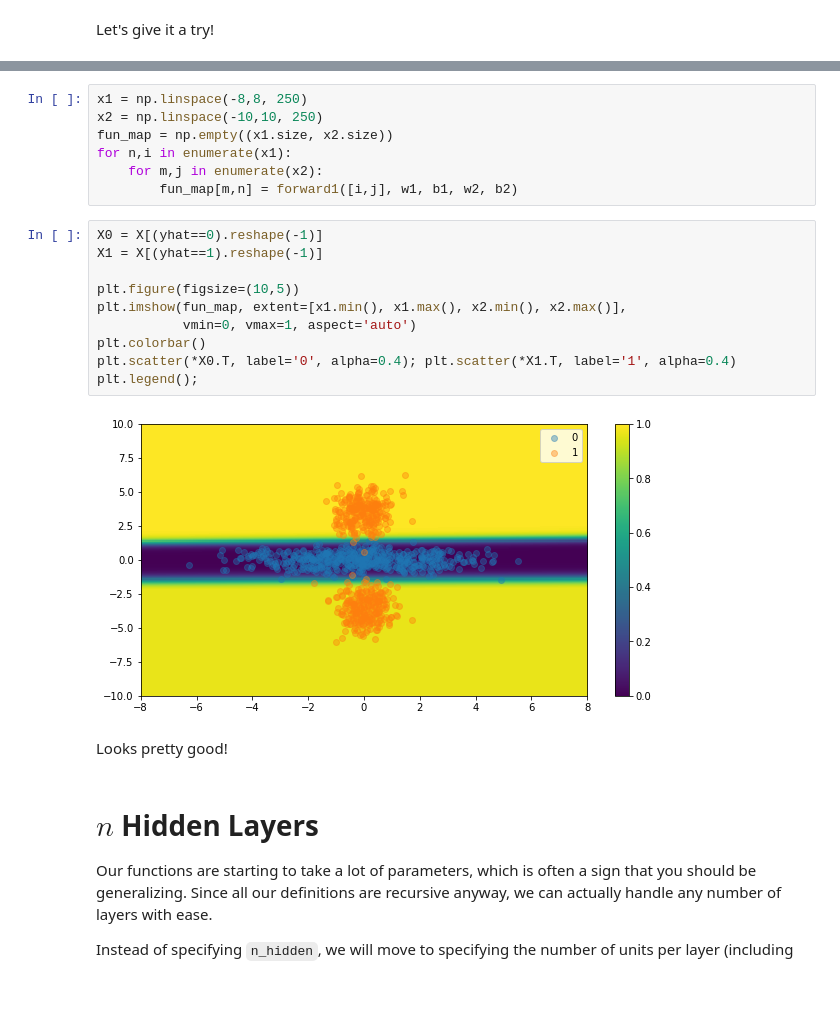
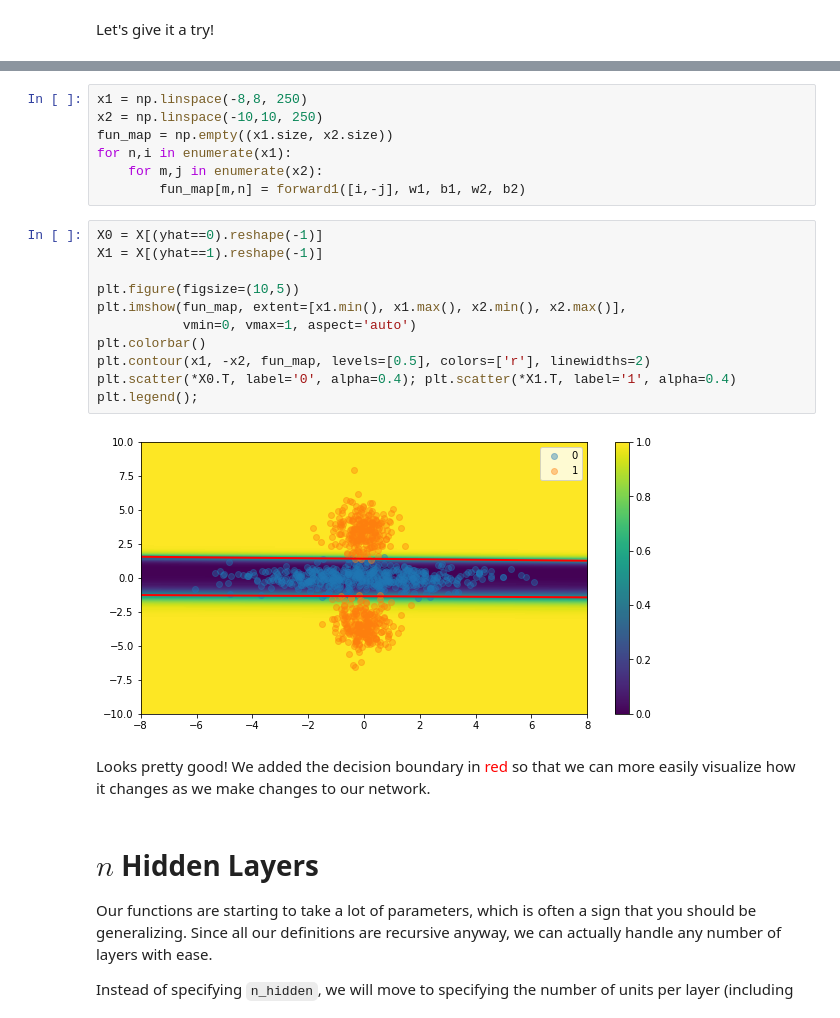
Before and after one commit to JohnPaton/numpy-neural-networks, a Jupyter notebook: 02-multi-layer-perceptron.ipynb, the cells around one changed output, grey strips where cells are left out. Saved outputs shown, nothing was run; the diff lists cells and outputs as text; blank space fills up the shorter version.

```diff
--- a/02-multi-layer-perceptron.ipynb
+++ b/02-multi-layer-perceptron.ipynb
@@ -268,21 +268,22 @@ x2 = np.linspace(-10,10, 250)
 fun_map = np.empty((x1.size, x2.size))
 for n,i in enumerate(x1):
     for m,j in enumerate(x2):
-        fun_map[m,n] = forward1([i,j], w1, b1, w2, b2)
+        fun_map[m,n] = forward1([i,-j], w1, b1, w2, b2)
 # %%
 X0 = X[(yhat==0).reshape(-1)]
 X1 = X[(yhat==1).reshape(-1)]
 
 plt.figure(figsize=(10,5))
 plt.imshow(fun_map, extent=[x1.min(), x1.max(), x2.min(), x2.max()],
            vmin=0, vmax=1, aspect='auto')
 plt.colorbar()
+plt.contour(x1, -x2, fun_map, levels=[0.5], colors=['r'], linewidths=2)
 plt.scatter(*X0.T, label='0', alpha=0.4); plt.scatter(*X1.T, label='1', alpha=0.4)
 plt.legend();
 # %% [output]
-[figure, old version]
+[figure, new version]
-# %% [markdown]
-Looks pretty good!
+# %% [markdown]
+Looks pretty good! We added the decision boundary in <span style="color:red;">red</span> so that we can more easily visualize how it changes as we make changes to our network.
 # %% [markdown]
 # $n$ Hidden Layers
 
```
Also changed, not shown: parts of 12 cells of this notebook, 6 other files.
